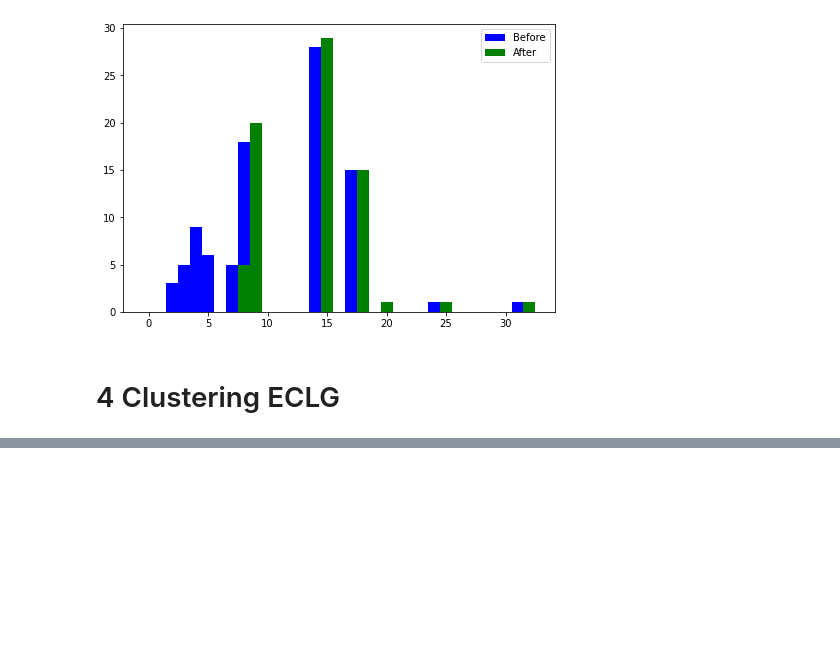
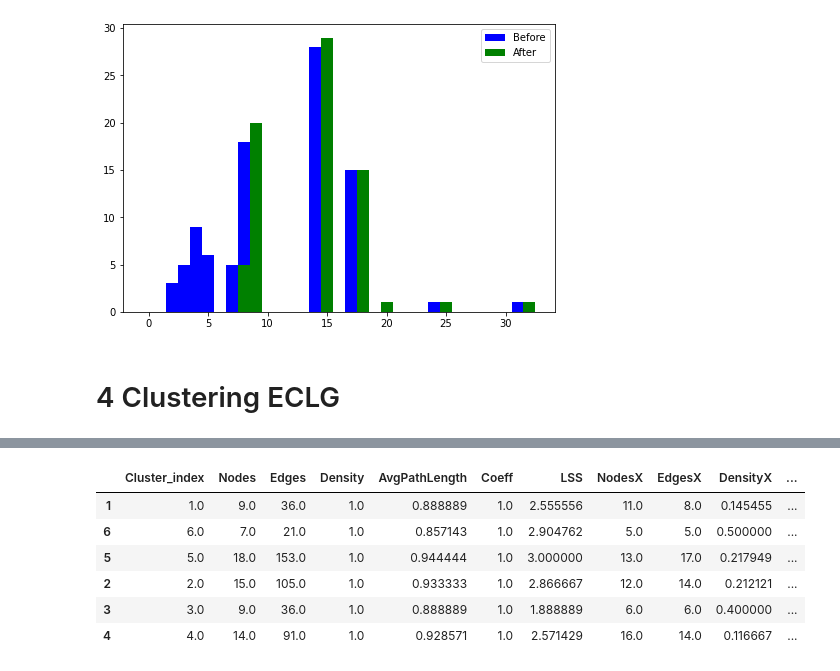
Before and after one commit to pitt-miskov-zivanov-lab/CLARINET, a Jupyter notebook: examples/use_CLARINET.ipynb, the cells around one changed output, grey strips where cells are left out. Drawn from its saved outputs; the diff is of its cells as text; code cells hidden in the pictures; blank space fills up the shorter version.

```diff
--- a/examples/use_CLARINET.ipynb
+++ b/examples/use_CLARINET.ipynb
@@ -214,3 +212,14 @@ pickle.load(open(out_dir + "grouped_ext",'rb'))
+# %%
+# return basic information for each generated cluster
+get_cluster_info(out_dir+'GeneratedClusters/', out_dir+'LSS', out_dir)
+# %% [output]
+|  | Cluster_index | Nodes | Edges | Density | AvgPathLength | Coeff | LSS | NodesX | EdgesX | DensityX | ... |
+| 1 | 1.0 | 9.0 | 36.0 | 1.0 | 0.888889 | 1.0 | 2.555556 | 11.0 | 8.0 | 0.145455 | ... |
+| 6 | 6.0 | 7.0 | 21.0 | 1.0 | 0.857143 | 1.0 | 2.904762 | 5.0 | 5.0 | 0.500000 | ... |
+| 5 | 5.0 | 18.0 | 153.0 | 1.0 | 0.944444 | 1.0 | 3.000000 | 13.0 | 17.0 | 0.217949 | ... |
+| 2 | 2.0 | 15.0 | 105.0 | 1.0 | 0.933333 | 1.0 | 2.866667 | 12.0 | 14.0 | 0.212121 | ... |
+| 3 | 3.0 | 9.0 | 36.0 | 1.0 | 0.888889 | 1.0 | 1.888889 | 6.0 | 6.0 | 0.400000 | ... |
+| 4 | 4.0 | 14.0 | 91.0 | 1.0 | 0.928571 | 1.0 | 2.571429 | 16.0 | 14.0 | 0.116667 | ... |
 # %%
 # set a parameter ReturnTh
 ReturnTh = 2
```
Also changed, not shown: parts of 4 cells of this notebook, 4 other files.
